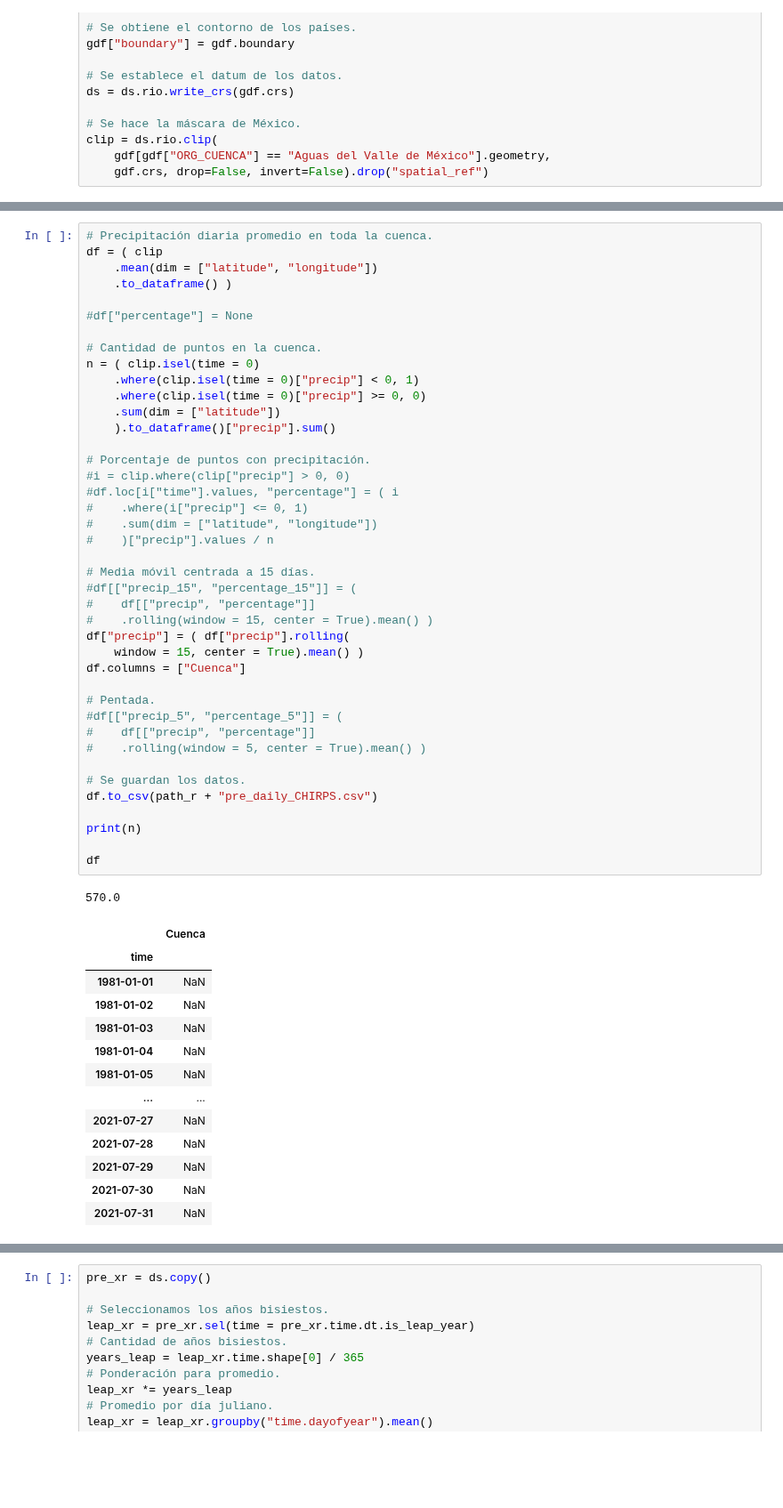
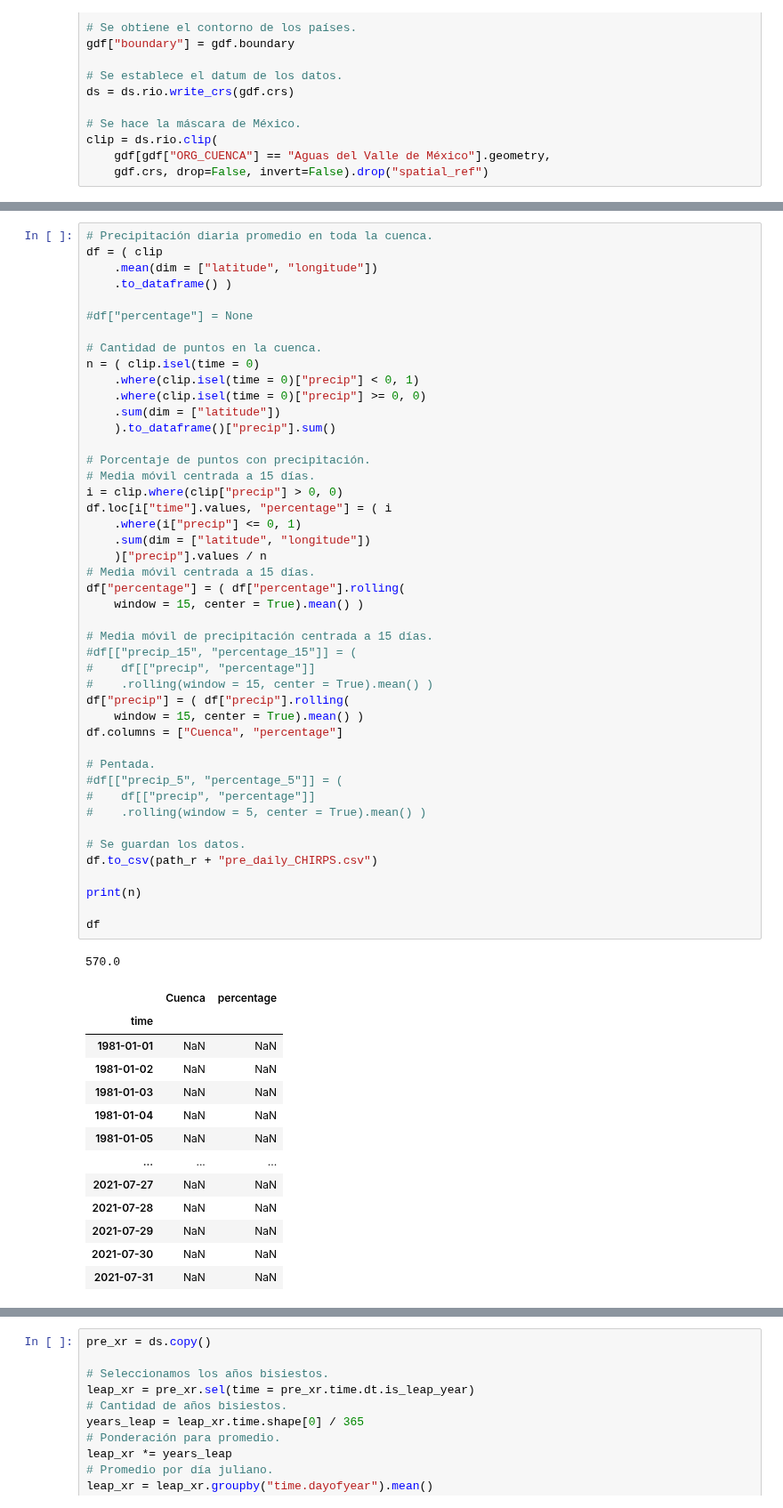
Before and after one commit to rodrigoms95/sequia, a Jupyter notebook: code/pre_CHIRPS.ipynb, the cells around one changed output, grey strips where cells are left out. Shown at 89% size. Cells and saved outputs as stored; diff of their text form; blank space fills up the shorter version.

```diff
--- a/code/pre_CHIRPS.ipynb
+++ b/code/pre_CHIRPS.ipynb
@@ -128,50 +123,54 @@ df = ( clip
 #df["percentage"] = None
 
 # Cantidad de puntos en la cuenca.
 n = ( clip.isel(time = 0)
     .where(clip.isel(time = 0)["precip"] < 0, 1)
     .where(clip.isel(time = 0)["precip"] >= 0, 0)
     .sum(dim = ["latitude"])
     ).to_dataframe()["precip"].sum()
 
 # Porcentaje de puntos con precipitación.
-#i = clip.where(clip["precip"] > 0, 0)
-#df.loc[i["time"].values, "percentage"] = ( i
-#    .where(i["precip"] <= 0, 1)
-#    .sum(dim = ["latitude", "longitude"])
-#    )["precip"].values / n
+# Media móvil centrada a 15 días.
+i = clip.where(clip["precip"] > 0, 0)
+df.loc[i["time"].values, "percentage"] = ( i
+    .where(i["precip"] <= 0, 1)
+    .sum(dim = ["latitude", "longitude"])
+    )["precip"].values / n
+# Media móvil centrada a 15 días.
+df["percentage"] = ( df["percentage"].rolling(
+    window = 15, center = True).mean() )
 
-# Media móvil centrada a 15 días.
+# Media móvil de precipitación centrada a 15 días.
 #df[["precip_15", "percentage_15"]] = (
 #    df[["precip", "percentage"]]
 #    .rolling(window = 15, center = True).mean() )
 df["precip"] = ( df["precip"].rolling(
     window = 15, center = True).mean() )
-df.columns = ["Cuenca"]
+df.columns = ["Cuenca", "percentage"]
 
 # Pentada.
 #df[["precip_5", "percentage_5"]] = (
 #    df[["precip", "percentage"]]
 #    .rolling(window = 5, center = True).mean() )
 
 # Se guardan los datos.
 df.to_csv(path_r + "pre_daily_CHIRPS.csv")
 
 print(n)
 
 df
 # %% [output]
 570.0
-|  | Cuenca |
-| time |  |
-| 1981-01-01 | NaN |
-| 1981-01-02 | NaN |
-| 1981-01-03 | NaN |
-| 1981-01-04 | NaN |
-| 1981-01-05 | NaN |
-| ... | ... |
-| 2021-07-27 | NaN |
-| 2021-07-28 | NaN |
-| 2021-07-29 | NaN |
-| 2021-07-30 | NaN |
-| 2021-07-31 | NaN |
+|  | Cuenca | percentage |
+| time |  |  |
+| 1981-01-01 | NaN | NaN |
+| 1981-01-02 | NaN | NaN |
+| 1981-01-03 | NaN | NaN |
+| 1981-01-04 | NaN | NaN |
+| 1981-01-05 | NaN | NaN |
+| ... | ... | ... |
+| 2021-07-27 | NaN | NaN |
+| 2021-07-28 | NaN | NaN |
+| 2021-07-29 | NaN | NaN |
+| 2021-07-30 | NaN | NaN |
+| 2021-07-31 | NaN | NaN |
```
Also changed, not shown: parts of 6 cells of this notebook, 3 other files.
